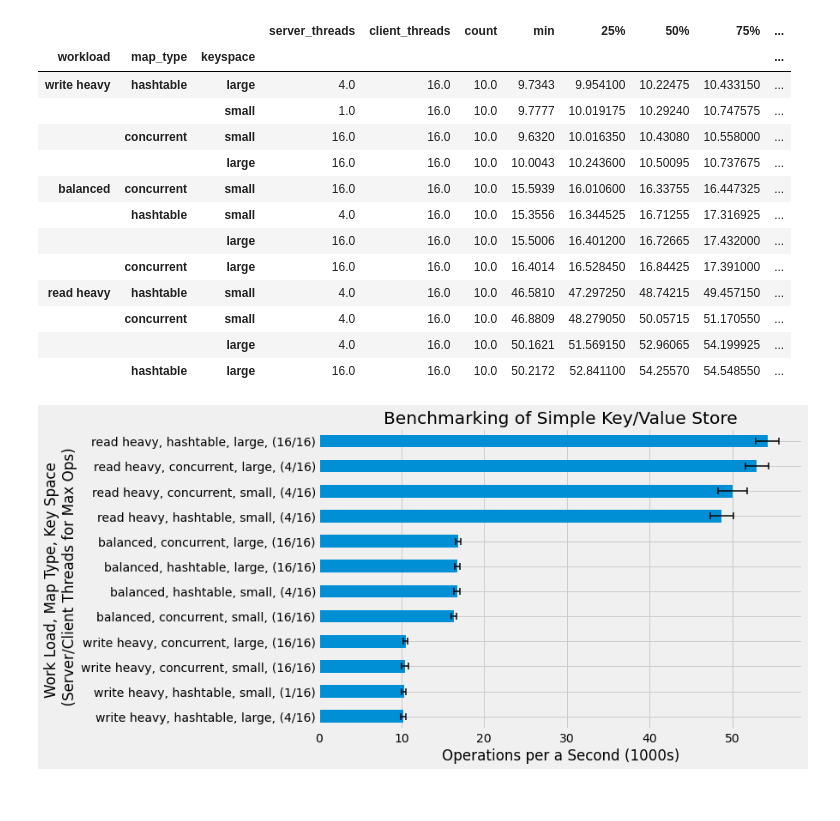
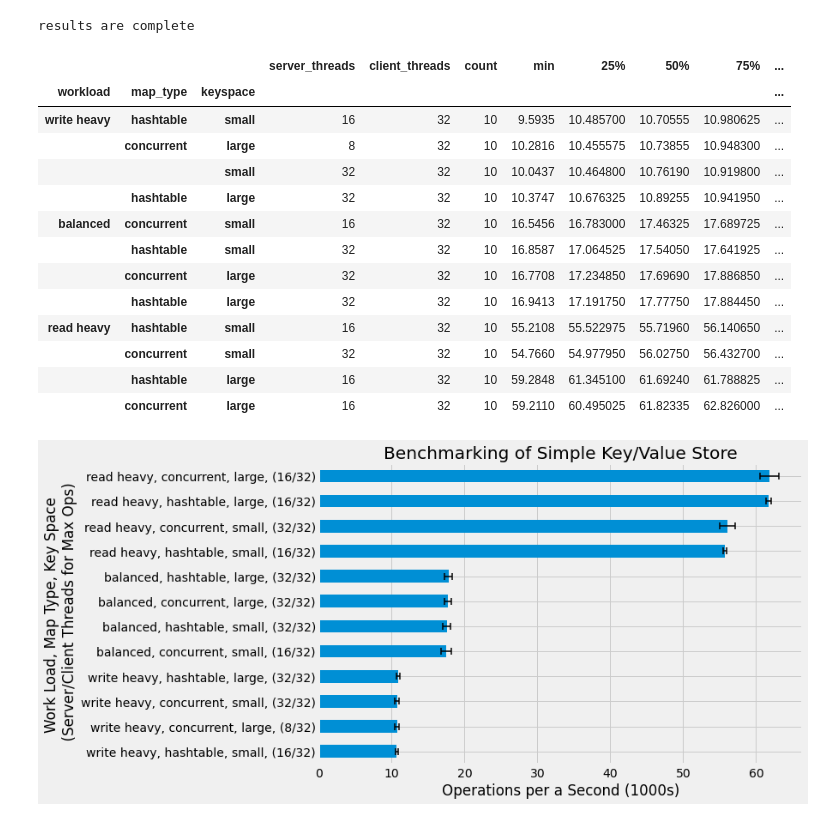
Before and after one commit to DBFromZero/dbf0java, a Jupyter notebook: analysis/benchmark_mem_key_value.ipynb, the cells around one changed output. Drawn from its saved outputs; the diff is of its cells as text; code cells hidden in the pictures.

```diff
--- a/analysis/benchmark_mem_key_value.ipynb
+++ b/analysis/benchmark_mem_key_value.ipynb
@@ -21,11 +21,26 @@ with open('../benchmarks/mem_key_value/aws_c5n.2xlarge_2020_04_14.jsonl', 'rt')
         spec.update(counts)
         results.append(spec)
 results = pd.DataFrame(results)
-results = results[results['server_threads'].isin([1, 4, 16])]
-results = results[results['client_threads'].isin([1, 4, 16])]
-results = results[results['seconds'] == duration_seconds].drop('seconds', axis=1)
-results['ops'] = results['set'] + results['get']
+
+# filter out results not used in analysis
+results = results[results['server_threads'].isin([1, 4, 8, 16, 32])]
+results = results[results['client_threads'].isin([1, 4, 8, 16, 32])]
+results = results[~((results['client_threads'] == 32) & ~results['server_threads'].isin([8, 16, 32]))]
+results = results[results['seconds'] == duration_seconds]
+results = results[results['key_length'].isin([2, 16])]
+
+# introduce better labels for workload and keyspace
 results['workload'] = results['set_frac'].map({0.1: 'read heavy', 0.5: 'balanced', 0.9: 'write heavy'})
 results['keyspace'] = results['key_length'].map({2: 'small', 16: 'large'})
+
+# drop unnecessary columns
+assert (results['value_length'] == 64).all()
+assert (results['missingKey'] == 0).all()
+results = results.drop(['seconds', 'value_length', 'found', 'missingKey', 'set_frac', 'key_length'], axis=1)
+
+# compute total ops
+results['ops'] = results['set'] + results['get']
+
+
 results.head().T
 # %% [output]
@@ -46,0 +57,14 @@ results.head().T
+# %%
+# normalize operations to be in units of thousands per a second and
+# aggregate across trials
+x = results.copy()
+x['ops'] /= duration_seconds
+x['ops'] /= 1000
+x = (x.groupby(['workload', 'map_type', 'keyspace', 'server_threads', 'client_threads'])
+     ['ops'].describe()
+     .drop(['mean', 'std'], axis=1)
+     .reset_index()
+)
+x['count'] = x['count'].astype(int)
+norm_agg_ops = x
+norm_agg_ops.sample(5)
@@ -47,52 +78,60 @@ results.head().T
+# %%
+incomplete = norm_agg_ops['count'] != 10
+if incomplete.sum():
+    print('results are incomplete for the following cases')
+    display(x[incomplete])
+else:
+    print('results are complete')
+# %% [output]
+results are complete
 # %%
+# compute the highest performing thread configuration for each set of parameter
 def agg(df):
-    agg_ops = df.groupby(['server_threads', 'client_threads'])['ops'].describe()
+    agg_ops = df.set_index(['server_threads', 'client_threads'])
     idxmax = agg_ops['50%'].idxmax()
     opsmax = agg_ops.T[idxmax]
     s,c = idxmax
     opsmax['server_threads'] = s
     opsmax['client_threads'] = c
     return opsmax
     return pd.Series({'server_threads':s, 'client_threads':c, 'ops': opsmax})
     return median_ops
 
-x = results.copy()
-x['ops'] /= duration_seconds
-x['ops'] /= 1000
+x = norm_agg_ops
 x = x.groupby(['workload', 'map_type', 'keyspace']).apply(agg).sort_values('50%', ascending=True)
 iq = x[['25%', '75%']].copy()
 iq['25%'] = x['50%'] - iq['25%']
 iq['75%'] -= x['50%']
 x.plot.barh(figsize=(9, 6), y='50%', xerr=iq.values.T,
             error_kw=dict(ecolor='black', lw=1.5, capsize=4, capthick=1.5))
 plt.gca().get_legend().remove()
 plt.ylabel('Work Load, Map Type, Key Space\n (Server/Client Threads for Max Ops)')
 plt.xlabel('Operations per a Second (1000s)')
 plt.title('Benchmarking of Simple Key/Value Store')
 
 def label(ix):
     r = x.T[ix]
     workload, map_type, keyspace = ix
     return f'{workload}, {map_type}, {keyspace}, ({int(r["server_threads"])}/{int(r["client_threads"])})'
 
 plt.gca().set_yticklabels(map(label, x.index))
 plt.savefig(figdir + '/benchmarking.png', bbox_inches='tight')
 display(x[['server_threads', 'client_threads', 'count', 'min', '25%', '50%', '75%', 'max']])
 # %% [output]
 |  |  |  | server_threads | client_threads | count | min | 25% | 50% | 75% | ... |
 | workload | map_type | keyspace |  |  |  |  |  |  |  | ... |
-| write heavy | hashtable | large | 4.0 | 16.0 | 10.0 | 9.7343 | 9.954100 | 10.22475 | 10.433150 | ... |
-|  |  | small | 1.0 | 16.0 | 10.0 | 9.7777 | 10.019175 | 10.29240 | 10.747575 | ... |
-|  | concurrent | small | 16.0 | 16.0 | 10.0 | 9.6320 | 10.016350 | 10.43080 | 10.558000 | ... |
-|  |  | large | 16.0 | 16.0 | 10.0 | 10.0043 | 10.243600 | 10.50095 | 10.737675 | ... |
-| balanced | concurrent | small | 16.0 | 16.0 | 10.0 | 15.5939 | 16.010600 | 16.33755 | 16.447325 | ... |
-|  | hashtable | small | 4.0 | 16.0 | 10.0 | 15.3556 | 16.344525 | 16.71255 | 17.316925 | ... |
-|  |  | large | 16.0 | 16.0 | 10.0 | 15.5006 | 16.401200 | 16.72665 | 17.432000 | ... |
-|  | concurrent | large | 16.0 | 16.0 | 10.0 | 16.4014 | 16.528450 | 16.84425 | 17.391000 | ... |
-| read heavy | hashtable | small | 4.0 | 16.0 | 10.0 | 46.5810 | 47.297250 | 48.74215 | 49.457150 | ... |
-|  | concurrent | small | 4.0 | 16.0 | 10.0 | 46.8809 | 48.279050 | 50.05715 | 51.170550 | ... |
-|  |  | large | 4.0 | 16.0 | 10.0 | 50.1621 | 51.569150 | 52.96065 | 54.199925 | ... |
-|  | hashtable | large | 16.0 | 16.0 | 10.0 | 50.2172 | 52.841100 | 54.25570 | 54.548550 | ... |
+| write heavy | hashtable | small | 16 | 32 | 10 | 9.5935 | 10.485700 | 10.70555 | 10.980625 | ... |
+|  | concurrent | large | 8 | 32 | 10 | 10.2816 | 10.455575 | 10.73855 | 10.948300 | ... |
+|  |  | small | 32 | 32 | 10 | 10.0437 | 10.464800 | 10.76190 | 10.919800 | ... |
+|  | hashtable | large | 32 | 32 | 10 | 10.3747 | 10.676325 | 10.89255 | 10.941950 | ... |
+| balanced | concurrent | small | 16 | 32 | 10 | 16.5456 | 16.783000 | 17.46325 | 17.689725 | ... |
+|  | hashtable | small | 32 | 32 | 10 | 16.8587 | 17.064525 | 17.54050 | 17.641925 | ... |
+|  | concurrent | large | 32 | 32 | 10 | 16.7708 | 17.234850 | 17.69690 | 17.886850 | ... |
+|  | hashtable | large | 32 | 32 | 10 | 16.9413 | 17.191750 | 17.77750 | 17.884450 | ... |
+| read heavy | hashtable | small | 16 | 32 | 10 | 55.2108 | 55.522975 | 55.71960 | 56.140650 | ... |
+|  | concurrent | small | 32 | 32 | 10 | 54.7660 | 54.977950 | 56.02750 | 56.432700 | ... |
+|  | hashtable | large | 16 | 32 | 10 | 59.2848 | 61.345100 | 61.69240 | 61.788825 | ... |
+|  | concurrent | large | 16 | 32 | 10 | 59.2110 | 60.495025 | 61.82335 | 62.826000 | ... |
-[figure, old version]
+[figure, new version]
 # %%
 def analyze_thread_performance(ax, workload, map_type, keyspace):
```
Also changed, not shown: parts of 7 cells of this notebook, 1 other file.
